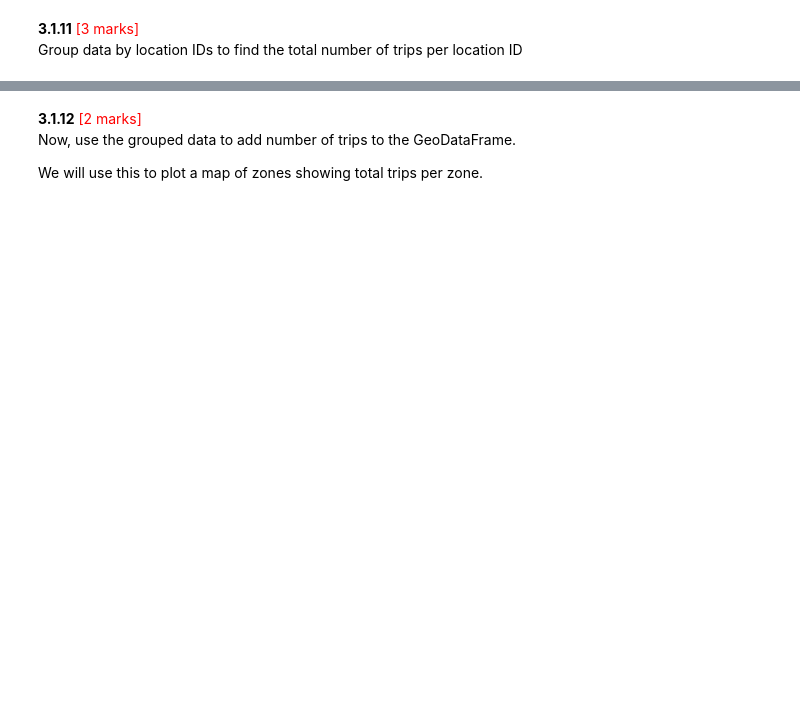
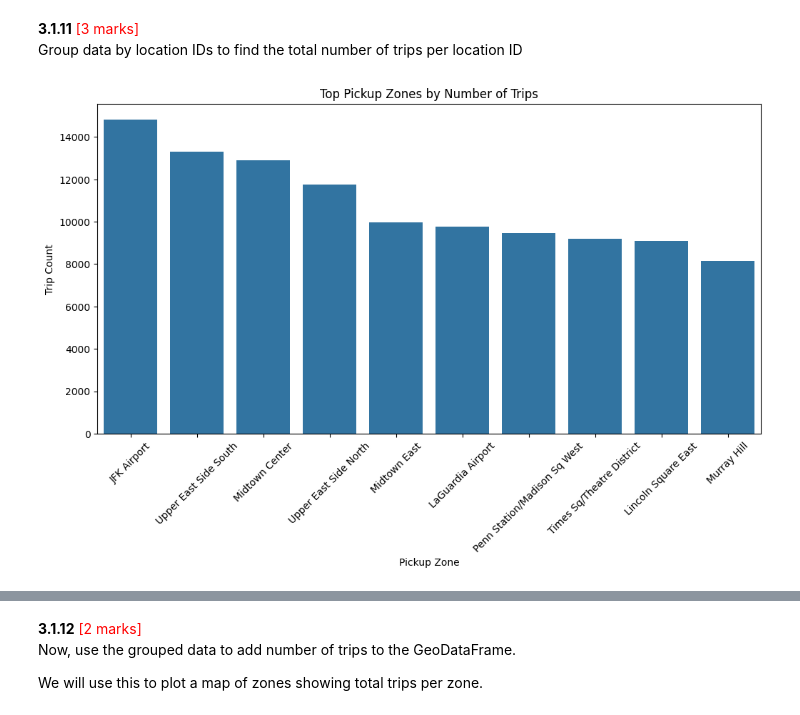
Before and after one commit to viswanathamveluri/epg-appliedai, a Jupyter notebook: assessment/EDA_Assg_NYC_Taxi_Starter.ipynb, the cells around one changed output, grey strips where cells are left out. Drawn from its saved outputs; the diff is of its cells as text; code cells hidden in the pictures; blank space fills up the shorter version.

```diff
--- a/assessment/EDA_Assg_NYC_Taxi_Starter.ipynb
+++ b/assessment/EDA_Assg_NYC_Taxi_Starter.ipynb
@@ -1930,0 +2015,84 @@ Group data by location IDs to find the total number of trips per location ID
+# %%
+# Group data by location and calculate the number of trips
+# =========================================================
+# 3.1.11 Analyse trips by pickup location
+# =========================================================
+
+location_trip_counts = (
+    pickup_zones_df
+    .groupby(
+        [
+            'pulocationid',
+            'pickup_zone',
+            'pickup_borough'
+        ]
+    )
+    .size()
+    .reset_index(name='trip_count')
+)
+# sorting locations by trip count
+
+location_trip_counts = (
+    location_trip_counts
+    .sort_values(
+        by='trip_count',
+        ascending=False
+    )
+)
+
+location_trip_counts.head(10)
+# top pickup locations
+
+top_locations = location_trip_counts.head(10)
+
+top_locations
+
+# visualising top pickup zones
+
+plt.figure(figsize=(12,6))
+
+sns.barplot(
+    data=top_locations,
+    x='pickup_zone',
+    y='trip_count'
+)
+
+plt.title('Top Pickup Zones by Number of Trips')
+
+plt.xlabel('Pickup Zone')
+
+plt.ylabel('Trip Count')
+
+plt.xticks(rotation=45)
+
+plt.show()
+
+# borough level pickup distribution
+
+borough_trips = (
+    pickup_zones_df['pickup_borough']
+    .value_counts()
+)
+
+borough_trips
+
+# plotting borough wise trip distribution
+
+plt.figure(figsize=(8,5))
+
+sns.barplot(
+    x=borough_trips.index,
+    y=borough_trips.values
+)
+
+plt.title('Trips by Borough')
+
+plt.xlabel('Borough')
+
+plt.ylabel('Trip Count')
+
+plt.xticks(rotation=20)
+
+plt.show()
+# %% [output]
+[figure, added]
```
Also changed, not shown: parts of 23 cells of this notebook.
